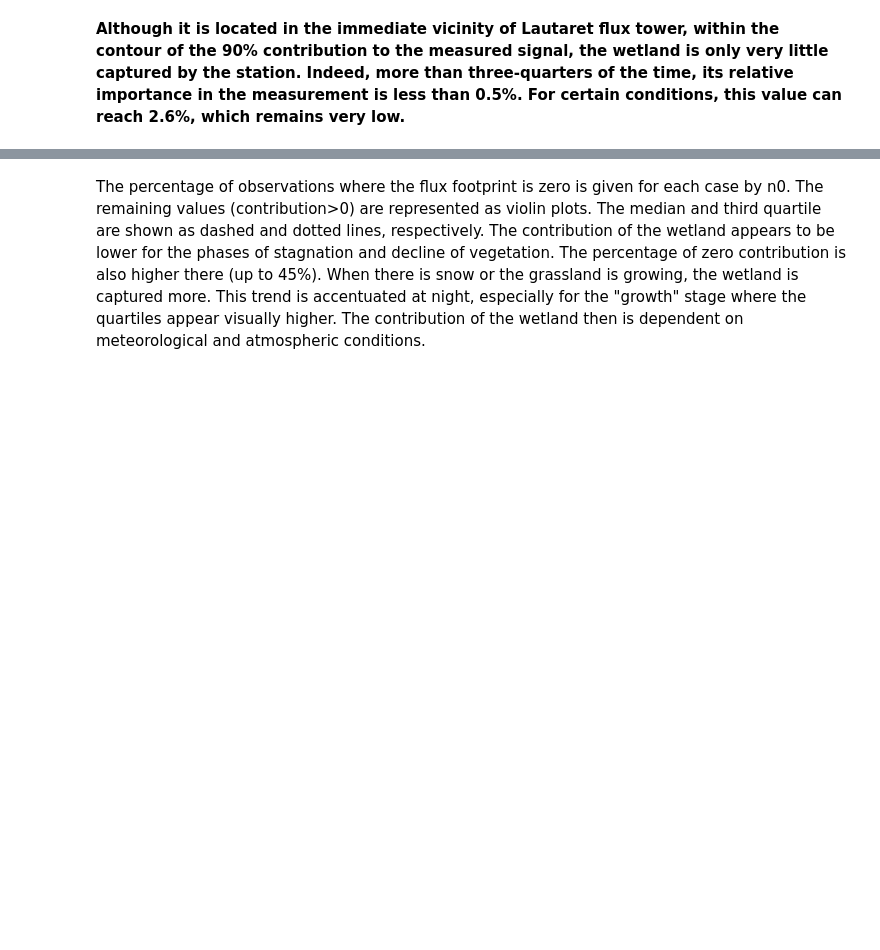
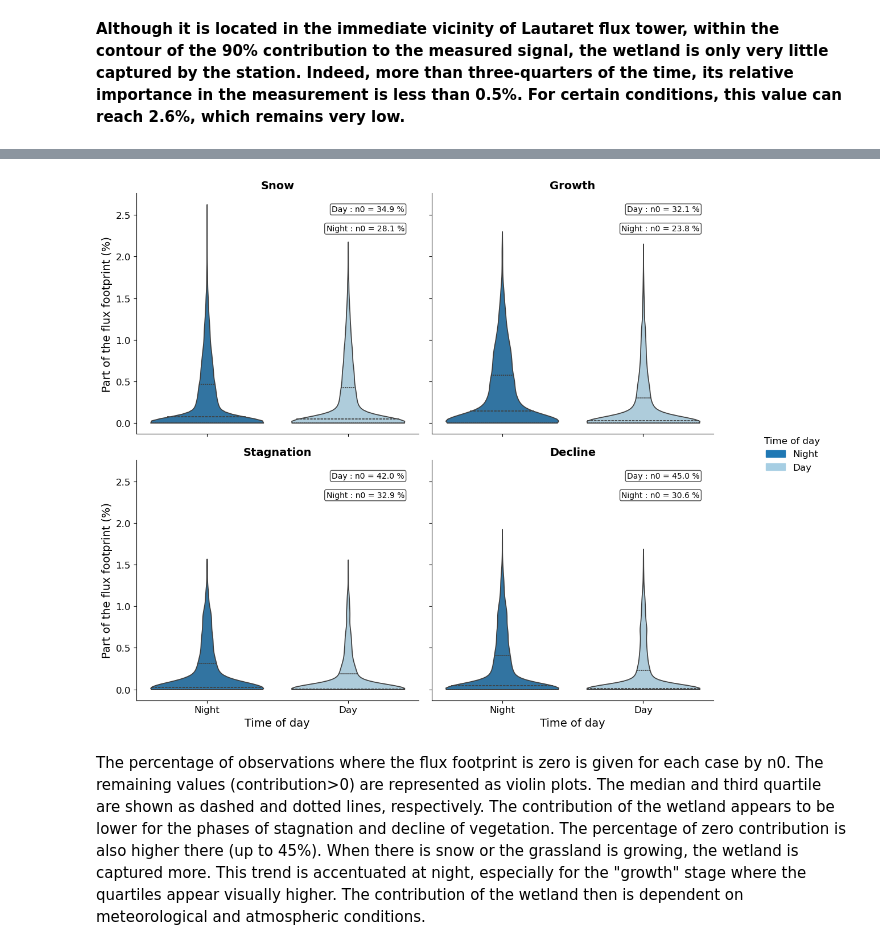
Before and after one commit to IGE-OpenReproLab2025/ICOS-M2-internship-alise, a Jupyter notebook: notebooks/5-Relative_Contribution_wetland.ipynb, the cells around one changed output, grey strips where cells are left out. Saved outputs shown, nothing was run; the diff lists cells and outputs as text; code cells hidden in the pictures; blank space fills up the shorter version.

```diff
--- a/notebooks/5-Relative_Contribution_wetland.ipynb
+++ b/notebooks/5-Relative_Contribution_wetland.ipynb
@@ -295,3 +316,69 @@ plt.show()
+# %%
+# Set the color palet for Night and Day
+legend_data = {
+    'Night': mpatches.Patch(color='#1F78B4'),
+    'Day': mpatches.Patch(color='#A6CEE3'),
+}
+
+# Create FacetGrid
+g = sns.FacetGrid(
+    ZH_contrib_plot,
+    col='phase_label',
+    col_wrap=2,
+    height=5,
+    sharey=True
+)
+
+# Function to plot violin plots and add the proportion of zero
+def plot_hist_with_zero_text(data, color, **kwargs):
+    ax = plt.gca()
+
+    # Histograms of contribution > 0 for Night/Day
+    sns.violinplot(
+        data=data[data['Contribution'] > 0],
+        x='Night',
+        y='Contribution',
+        hue='Night',
+        hue_order=['Day', 'Night'],
+        inner ='quartile',
+        cut=0,
+        palette='Paired',
+    )
+
+    # Counting zeros by modality
+    night_values = data['Night'].dropna().unique()
+
+    for i, night_val in enumerate(sorted(night_values)):
+        count_zeros = data[(data['Contribution'] == 0) & (data['Night'] == night_val)].shape[0]
+        count_total = data[(data['Contribution'] >= 0) & (data['Night'] == night_val)].shape[0]
+
+        if count_zeros > 0:
+            # Add boxed text
+            ax.text(
+                0.95,
+                0.95 - i * 0.08,
+                f"{night_val} : n0 = {round(count_zeros/count_total*100, 1)} %",
+                transform=ax.transAxes,
+                fontsize=10,
+                color='black',
+                ha='right',
+                va='top',
+                bbox=dict(boxstyle="round,pad=0.2", facecolor="white", alpha=0.7)
+            )
+
+
+# Apply the function to each subplot
+g.map_dataframe(plot_hist_with_zero_text)
+
+# Formatting
+g.set_axis_labels("Time of day", "Part of the flux footprint (%)")
+g.set_titles("{col_name}", fontweight = 'bold')
+g.add_legend(legend_data = legend_data, title="Time of day", bbox_to_anchor=(1.05, 0.5), loc='center left')
+plt.tight_layout()
+#plt.savefig('violinplots_contrib_zh.png')
+plt.show()
+# %% [output]
+[figure, added]
 # %% [markdown]
 The percentage of observations where the flux footprint is zero is given for each case by n0. The remaining values (contribution>0) are represented as violin plots. The median and third quartile are shown as dashed and dotted lines, respectively. The contribution of the wetland appears to be lower for the phases of stagnation and decline of vegetation. The percentage of zero contribution is also higher there (up to 45%). When there is snow or the grassland is growing, the wetland is captured more. This trend is accentuated at night, especially for the "growth" stage where the quartiles appear visually higher. The contribution of the wetland then is dependent on meteorological and atmospheric conditions.
 # %% [markdown]
```
Also changed, not shown: parts of 5 cells of this notebook, 43 other files.
